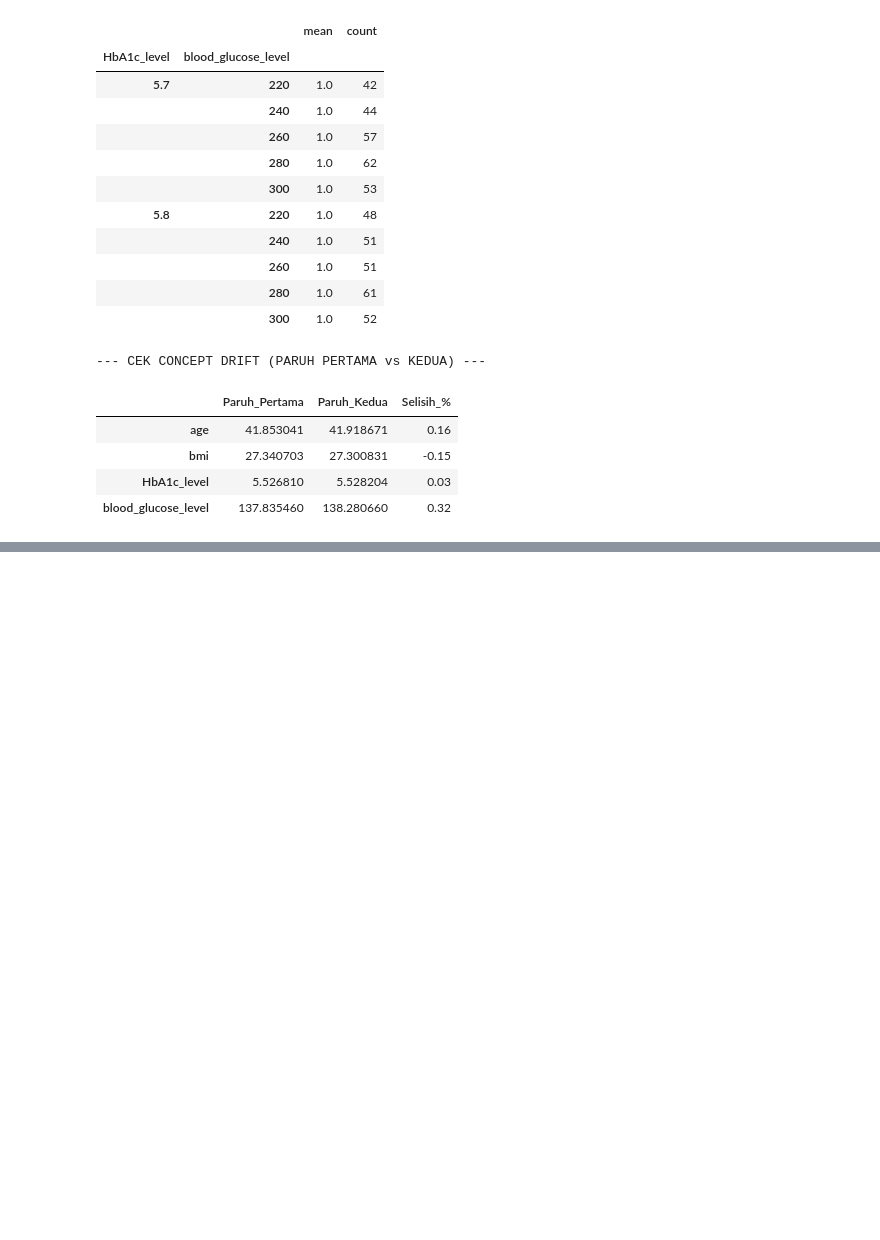
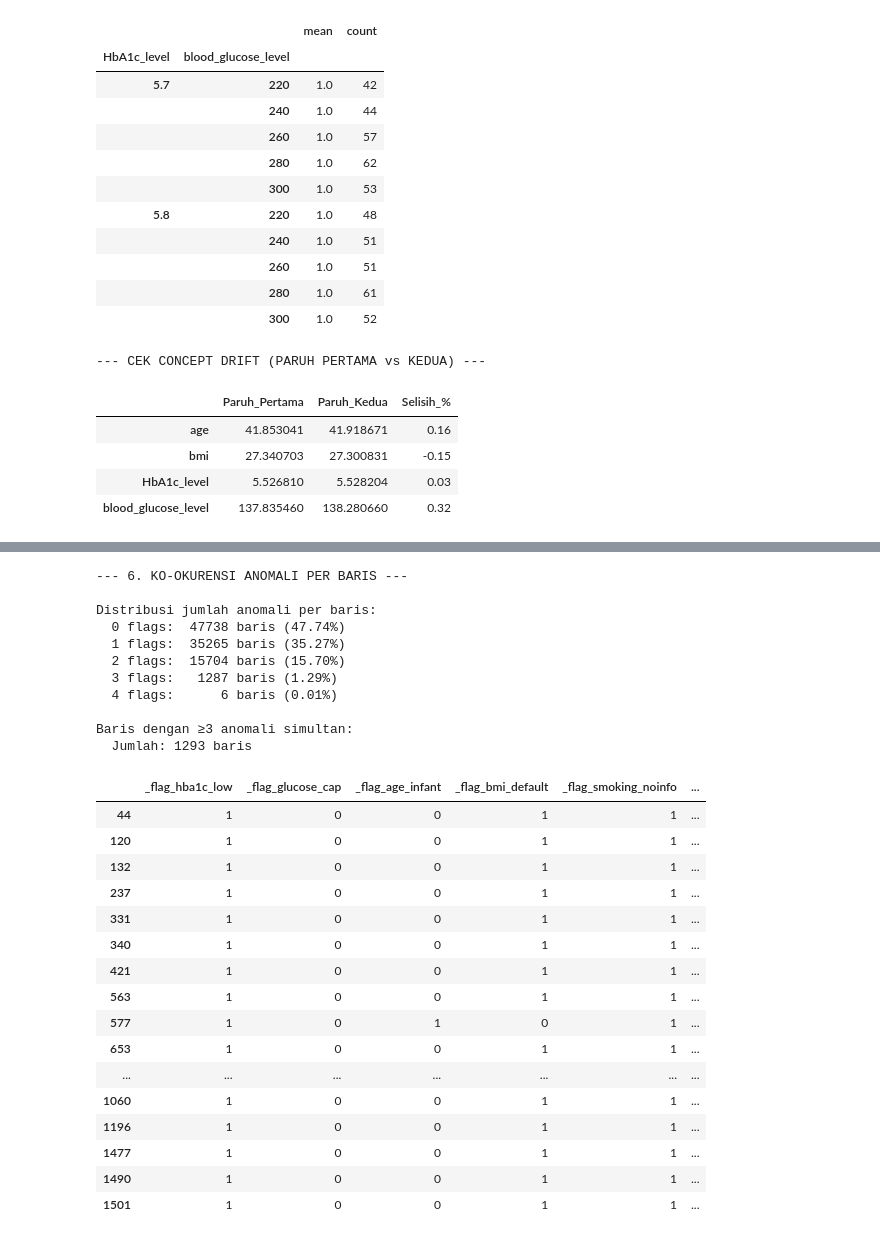
Before and after one commit to aariffaqiih/temp, a Jupyter notebook: Untitled14.ipynb, the cells around one changed output, grey strips where cells are left out. Saved outputs shown, nothing was run; the diff lists cells and outputs as text; code cells hidden in the pictures; blank space fills up the shorter version.

```diff
--- a/Untitled14.ipynb
+++ b/Untitled14.ipynb
@@ -445,0 +466,10 @@ display(drift_compare)
+# %%
+print("\n--- 2. DISTRIBUSI NILAI DISKRIT (KARDINALITAS <= 20) ---")
+for col, n_uniq in cardinality.items():
+    if n_uniq <= 20:
+        vc = df[col].value_counts().sort_index()
+        print(f"\n[{col}] ({n_uniq} unique):")
+        for val, cnt in vc.items():
+            pct = cnt / len(df) * 100
+            bar = "█" * int(pct / 2)
+            print(f"  {str(val):>15s}: {cnt:>6} ({pct:5.2f}%) {bar}")
@@ -445,0 +519,8 @@ display(drift_compare)
+# %%
+print("\n--- 4. SPEKTRUM FREKUENSI NILAI (TOP 20 PALING SERING MUNCUL) ---")
+for col in ['bmi', 'HbA1c_level', 'blood_glucose_level', 'age']:
+    freq_spectrum = df[col].value_counts().head(20)
+    print(f"\n[{col}] Top 20 nilai paling sering:")
+    for rank, (val, cnt) in enumerate(freq_spectrum.items(), 1):
+        pct = cnt / len(df) * 100
+        print(f"  #{rank:>2}: {val:>10} → {cnt:>5} kali ({pct:.3f}%)")
@@ -445,0 +561,51 @@ display(drift_compare)
+# %%
+print("\n--- 6. KO-OKURENSI ANOMALI PER BARIS ---")
+df['_flag_hba1c_low'] = (df['HbA1c_level'] < 4.0).astype(int)
+df['_flag_glucose_cap'] = (df['blood_glucose_level'] == 300).astype(int)
+df['_flag_age_infant'] = (df['age'] < 1).astype(int)
+df['_flag_bmi_default'] = (df['bmi'] == 27.32).astype(int)
+df['_flag_smoking_noinfo'] = (df['smoking_history'] == 'No Info').astype(int)
+
+flag_cols = [c for c in df.columns if c.startswith('_flag_')]
+df['_anomaly_count'] = df[flag_cols].sum(axis=1)
+
+print("\nDistribusi jumlah anomali per baris:")
+anom_dist = df['_anomaly_count'].value_counts().sort_index()
+for n_flags, cnt in anom_dist.items():
+    pct = cnt / len(df) * 100
+    print(f"  {int(n_flags)} flags: {cnt:>6} baris ({pct:.2f}%)")
+
+print("\nBaris dengan ≥3 anomali simultan:")
+multi_anomaly = df[df['_anomaly_count'] >= 3][flag_cols + ['age','bmi','HbA1c_level','blood_glucose_level','diabetes']]
+print(f"  Jumlah: {len(multi_anomaly)} baris")
+if len(multi_anomaly) > 0:
+    display(multi_anomaly.head(20))
+# %% [output]
+--- 6. KO-OKURENSI ANOMALI PER BARIS ---
+
+Distribusi jumlah anomali per baris:
+  0 flags:  47738 baris (47.74%)
+  1 flags:  35265 baris (35.27%)
+  2 flags:  15704 baris (15.70%)
+  3 flags:   1287 baris (1.29%)
+  4 flags:      6 baris (0.01%)
+
+Baris dengan ≥3 anomali simultan:
+  Jumlah: 1293 baris
+|  | _flag_hba1c_low | _flag_glucose_cap | _flag_age_infant | _flag_bmi_default | _flag_smoking_noinfo | ... |
+| 44 | 1 | 0 | 0 | 1 | 1 | ... |
+| 120 | 1 | 0 | 0 | 1 | 1 | ... |
+| 132 | 1 | 0 | 0 | 1 | 1 | ... |
+| 237 | 1 | 0 | 0 | 1 | 1 | ... |
+| 331 | 1 | 0 | 0 | 1 | 1 | ... |
+| 340 | 1 | 0 | 0 | 1 | 1 | ... |
+| 421 | 1 | 0 | 0 | 1 | 1 | ... |
+| 563 | 1 | 0 | 0 | 1 | 1 | ... |
+| 577 | 1 | 0 | 1 | 0 | 1 | ... |
+| 653 | 1 | 0 | 0 | 1 | 1 | ... |
+| ... | ... | ... | ... | ... | ... | ... |
+| 1060 | 1 | 0 | 0 | 1 | 1 | ... |
+| 1196 | 1 | 0 | 0 | 1 | 1 | ... |
+| 1477 | 1 | 0 | 0 | 1 | 1 | ... |
+| 1490 | 1 | 0 | 0 | 1 | 1 | ... |
+| 1501 | 1 | 0 | 0 | 1 | 1 | ... |
```
Also changed, not shown: parts of 13 cells of this notebook.
